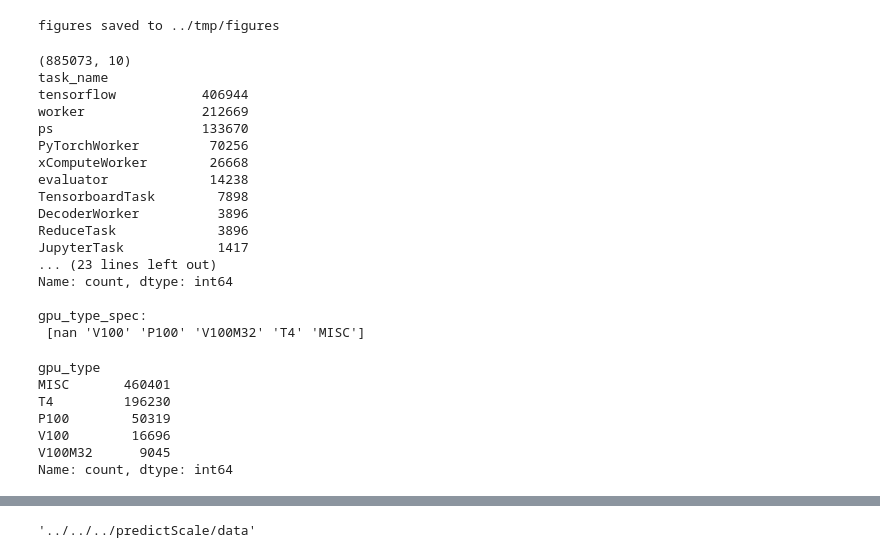
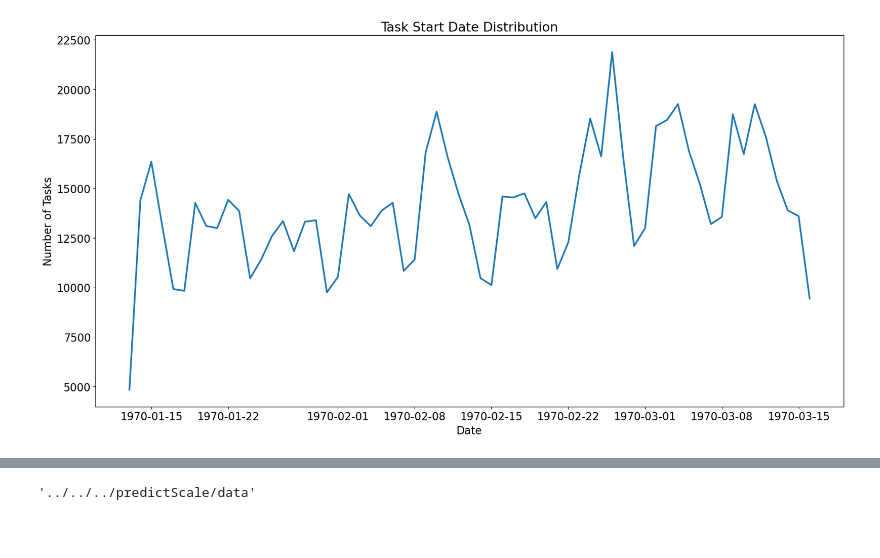
Before and after one commit to geniezi/clusterdata, a Jupyter notebook: cluster-trace-gpu-v2020/analysis/analysis_gzy.ipynb, the cells around one changed output, grey strips where cells are left out. Drawn from its saved outputs; the diff is of its cells as text; code cells hidden in the pictures; blank space fills up the shorter version.

```diff
--- a/cluster-trace-gpu-v2020/analysis/analysis_gzy.ipynb
+++ b/cluster-trace-gpu-v2020/analysis/analysis_gzy.ipynb
@@ -12,9 +12,10 @@ from utils import *
 pd.set_option('display.max_colwidth', 1000)
 pd.set_option('display.max_columns', 100)
 matplotlib.rcParams.update({"font.size": 16,'lines.linewidth': 2.5})
+
+FILTER_DATA_DIR='../data_filterd/'
+
 # matplotlib.rcdefaults()
-# %% [output]
-figures saved to ../tmp/figures
 # %%
 DATA_DIR = '../data/'
 dfj = get_df(DATA_DIR + 'pai_job_table.csv')
@@ -24,56 +25,36 @@ dfs = get_df(DATA_DIR + 'pai_sensor_table.csv')
 dfg = get_df(DATA_DIR + 'pai_group_tag_table.csv')
 dfp = get_df(DATA_DIR + 'pai_machine_spec.csv')
 dfm = get_df(DATA_DIR + 'pai_machine_metric.csv')
-# %%
-# 假设 'df' 是通过 get_df 函数获取到的 DataFrame 对象
-# unique_values_task_name = dft['task_name'].unique()
-# print("task_name:\n",unique_values_task_name)
-# print(dft['status'].value_counts)
-dft1=dft[dft['status']=='Terminated']
-print(dft1.shape)
-print(dft1['task_name'].value_counts(),'\n')
-dft1 = dft1[(~dft1['plan_gpu'].isnull()) & (~dft1['gpu_type'].isnull())]
-print(dft1.shape)
-print(dft1['task_name'].value_counts(),'\n')
-
-
-unique_values1_gpu_type_spec = dfg['gpu_type_spec'].unique()
-print("gpu_type_spec:\n",unique_values1_gpu_type_spec)
-# %% [output]
-(885073, 10)
-task_name
-tensorflow           406944
-worker               212669
-ps                   133670
-PyTorchWorker         70256
-xComputeWorker        26668
-evaluator             14238
-TensorboardTask        7898
-DecoderWorker          3896
-ReduceTask             3896
-JupyterTask            1417
-... (23 lines left out)
-Name: count, dtype: int64
-
-gpu_type_spec:
- [nan 'V100' 'P100' 'V100M32' 'T4' 'MISC']
 # %%
-FILTER_DATA_DIR='../data_filterd/'
 
 term_dft=dft[dft['status']=='Terminated']
 # 插入一列在完成时间之后，计算任务运行时间（完成时间-创建时间）
 term_dft['run_time'] = term_dft['end_time'] - term_dft['start_time']
 term_dft.insert(term_dft.columns.get_loc('end_time')+1,'run_time',term_dft.pop('run_time'))
 term_dft.sort_values(by='start_time',ascending=True,inplace=True)
-# term_dft['task_type']
-term_dft.to_csv(FILTER_DATA_DIR+'dft.csv',index=False) # optional
+# 新增三列，将三个时间戳转换为日期格式
+term_dft['start_date'] = pd.to_datetime(term_dft['start_time'],unit='s')
+term_dft['end_date'] = pd.to_datetime(term_dft['end_time'],unit='s')
+# # 抛弃掉1/13日之前的数据
+term_dft = term_dft[term_dft['start_date'] >= '1970-01-13']
+
+# # 新增一列，task_type, 用于标记任务类型，分为三类：训练任务、推理任务和CPU任务
+# term_dft.loc[term_dft['gpu_type'].isnull(),'task_type'] = 'CPU'
+# term_dft.loc[term_dft['gpu_type'].notnull(),'task_type'] = 'Training'
+# term_dft.loc[term_dft['gpu_type_spec'].notnull(),'task_type'] = 'Inference'
+
+
+# 绘制任务开始日期的分布图，只取date中的日期，不要时间
+term_dft['start_date'].dt.date.value_counts().sort_index().plot(kind='line',figsize=(20,10))
+plt.title('Task Start Date Distribution')
+plt.xlabel('Date')
+plt.ylabel('Number of Tasks')
+# plt.savefig(FILTER_DATA_DIR+'task_start_date_distribution.png')
+plt.show()
+
+
+
+# 保存处理后的数据
+term_dft.to_csv(FILTER_DATA_DIR+'term_dft.csv',index=False) # optional
+# %% [output]
+[figure, added]
-# %%
-print(term_dft['gpu_type'].value_counts())
-# %% [output]
-gpu_type
-MISC       460401
-T4         196230
-P100        50319
-V100        16696
-V100M32      9045
-Name: count, dtype: int64
```
Also changed, not shown: parts of 5 cells of this notebook.
